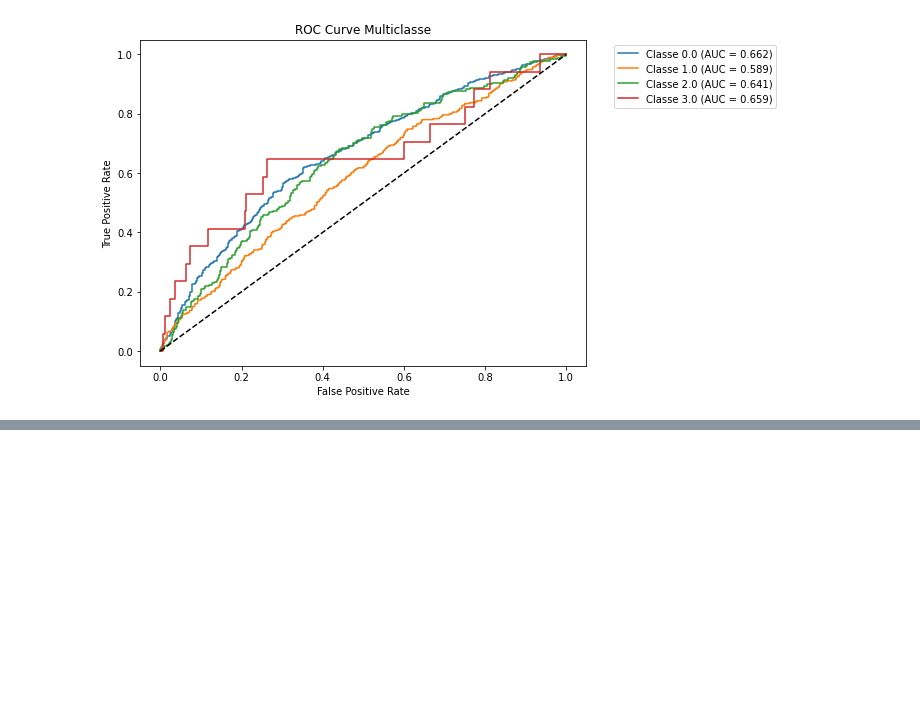
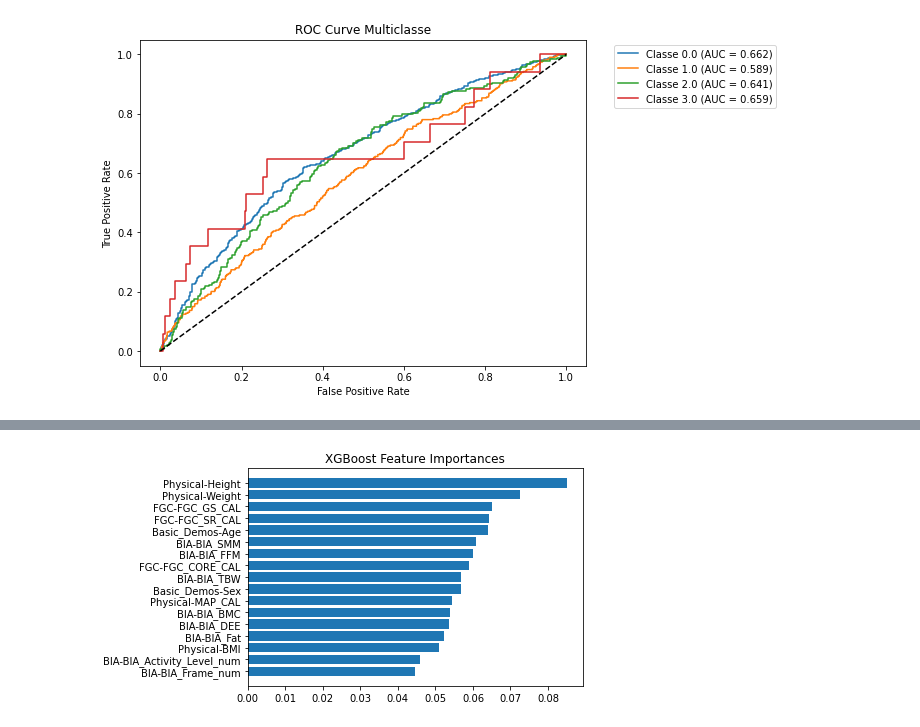
Before and after one commit to alicecalderini/DATAMINING_2-Project, a Jupyter notebook: 7. ADVANCED CLASSIFICATION/8.GB.ipynb, the cells around one changed output, grey strips where cells are left out. Saved outputs shown, nothing was run; the diff lists cells and outputs as text; code cells hidden in the pictures; blank space fills up the shorter version.

```diff
--- a/7. ADVANCED CLASSIFICATION/8.GB.ipynb
+++ b/7. ADVANCED CLASSIFICATION/8.GB.ipynb
@@ -263,0 +284,27 @@ plot_roc_curve(X_test, y_test, best_model)
+# %%
+base_clf = XGBClassifier(
+    objective='multi:softprob',
+    num_class=4,
+    tree_method='hist',
+    eval_metric='mlogloss',
+    random_state=42,
+    n_jobs=-1,
+    colsample_bytree = 0.9618032508488761,
+    gamma = 0,
+    learning_rate =  0.01,
+    max_depth =  7,
+    max_leaves = 0,
+    min_child_weight = 8,
+    n_estimators = 500,
+    reg_alpha = 0.01,
+    reg_lambda = 0.001,
+    subsample = 0.8489131066246972
+
+)
+sample_weights = compute_sample_weight(class_weight='balanced', y=y_train)
+
+base_clf.fit(
+    X_train, y_train,
+    sample_weight=sample_weights,
+    verbose=False
+)
@@ -263,0 +343,4 @@ plot_roc_curve(X_test, y_test, best_model)
+# %%
+feature_imp(base_clf, attributes)
+# %% [output]
+[figure, added]
```
Also changed, not shown: parts of 5 cells of this notebook, 2 other files.
